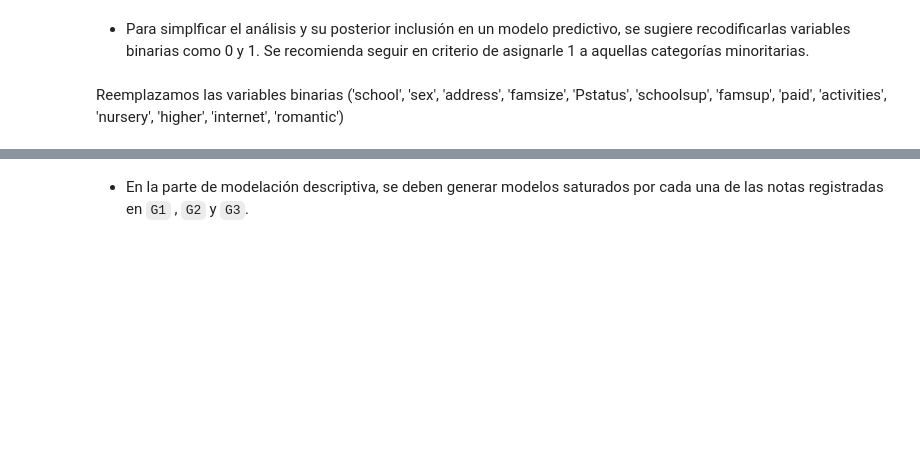
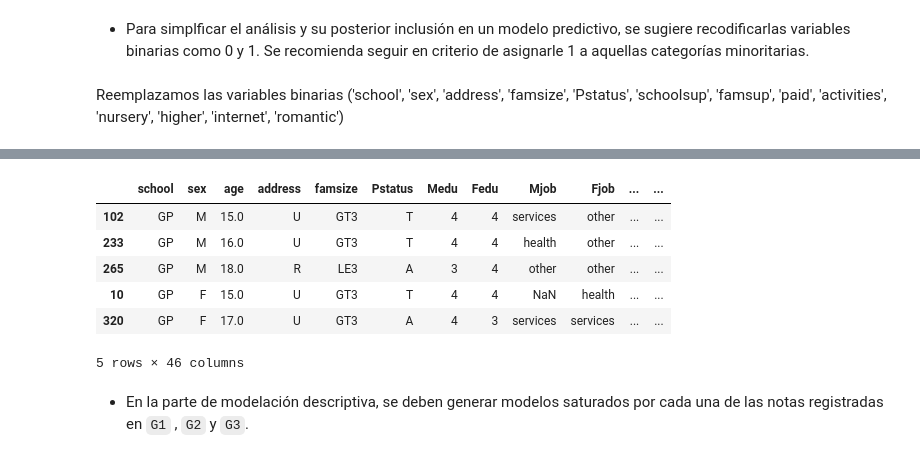
Before and after one commit to lporras/prueba-fundamentos-data-science, a Jupyter notebook: Desafio 2 Rendimiento escolar.ipynb, the cells around one changed output, grey strips where cells are left out. Drawn from its saved outputs; the diff is of its cells as text; code cells hidden in the pictures; blank space fills up the shorter version.

Commit message:
Hito1 desafio 2 completado

```diff
--- a/Desafio 2 Rendimiento escolar.ipynb
+++ b/Desafio 2 Rendimiento escolar.ipynb
@@ -288,0 +288,2 @@ Reemplazamos las variables  binarias ('school', 'sex', 'address', 'famsize', 'Ps
+# %%
+df_escolar = utils.binarize_columns(df_desafio2, ['school', 'sex', 'address', 'famsize', 'Pstatus', 'schoolsup', 'famsup', 'paid', 'activities', 'nursery', 'higher', 'internet', 'romantic'])
@@ -289,3 +308,13 @@ Reemplazamos las variables  binarias ('school', 'sex', 'address', 'famsize', 'Ps
+# %%
+df_escolar.sample(5)
+# %% [output]
+|  | school | sex | age | address | famsize | Pstatus | Medu | Fedu | Mjob | Fjob | ... | ... |
+| 102 | GP | M | 15.0 | U | GT3 | T | 4 | 4 | services | other | ... | ... |
+| 233 | GP | M | 16.0 | U | GT3 | T | 4 | 4 | health | other | ... | ... |
+| 265 | GP | M | 18.0 | R | LE3 | A | 3 | 4 | other | other | ... | ... |
+| 10 | GP | F | 15.0 | U | GT3 | T | 4 | 4 | NaN | health | ... | ... |
+| 320 | GP | F | 17.0 | U | GT3 | A | 4 | 3 | services | services | ... | ... |
+5 rows × 46 columns
 # %% [markdown]
 * En la parte de modelación descriptiva, se deben generar modelos saturados por cada una de las notas registradas en `G1` , `G2` y `G3`.
 # %% [markdown]
```
Also changed, not shown: parts of 6 cells of this notebook.
